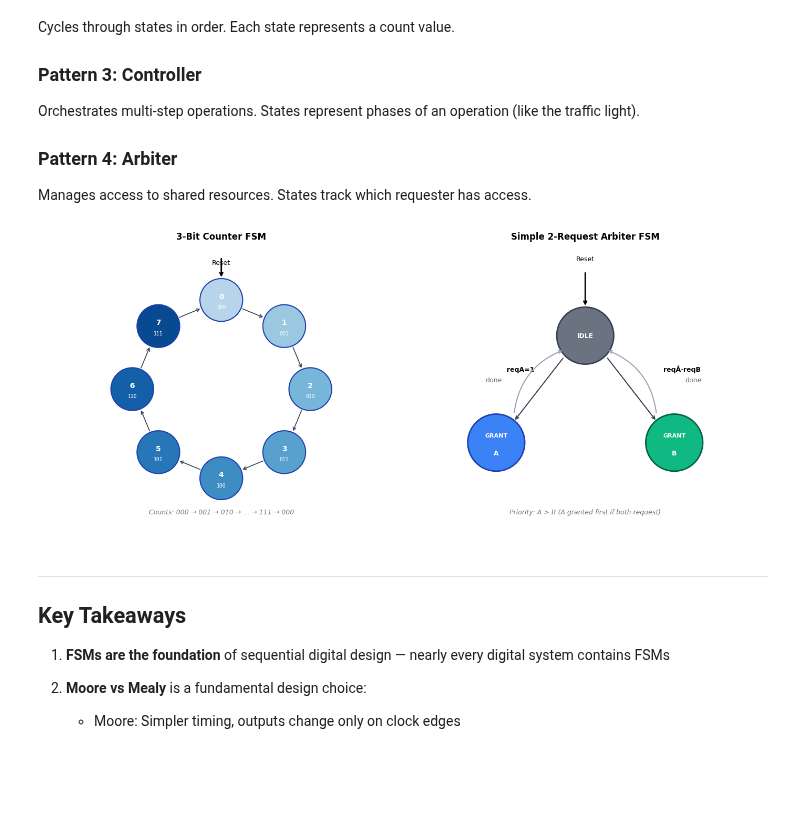
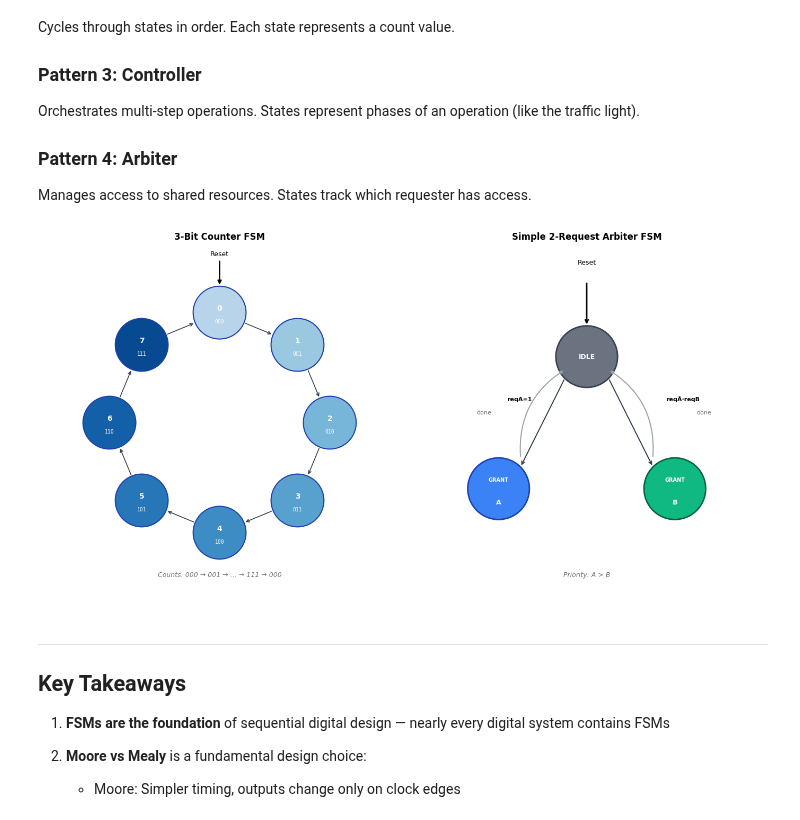
Before and after one commit to snowch/snowch.github.io, a Jupyter notebook: fsm_tutorial.ipynb, the cells around one changed output. Saved outputs shown, nothing was run; the diff lists cells and outputs as text; code cells hidden in the pictures; blank space fills up the shorter version.

```diff
--- a/fsm_tutorial.ipynb
+++ b/fsm_tutorial.ipynb
@@ -708,15 +672,14 @@ fig, axes = plt.subplots(1, 2, figsize=(14, 7))
 
 # === 3-bit Counter (Left) ===
 ax1 = axes[0]
-ax1.set_xlim(0, 100)
+ax1.set_xlim(0, 80)
 ax1.set_ylim(0, 80)
-ax1.set_aspect('equal')
+ax1.set_aspect('equal', adjustable='box')
 ax1.axis('off')
 ax1.set_title('3-Bit Counter FSM', fontsize=12, fontweight='bold', pad=10)
 
-# Arrange states in a circle
 n_states = 8
-center_x, center_y = 50, 40
+center_x, center_y = 40, 40
 radius = 25
 state_radius = 6
 
@@ -741,7 +704,6 @@ for i in range(n_states):
     x1, y1 = positions[i]
     x2, y2 = positions[next_i]
 
-    # Calculate arrow positions (on edge of circles)
     angle = np.arctan2(y2 - y1, x2 - x1)
     start_x = x1 + state_radius * np.cos(angle)
     start_y = y1 + state_radius * np.sin(angle)
@@ -755,68 +717,64 @@ for i in range(n_states):
 ax1.annotate('', xy=(positions[0][0], positions[0][1] + state_radius),
             xytext=(positions[0][0], positions[0][1] + state_radius + 6),
             arrowprops=dict(arrowstyle='->', color='black', lw=2))
-ax1.text(positions[0][0], 75, 'Reset', ha='center', fontsize=9)
+ax1.text(positions[0][0], 78, 'Reset', ha='center', fontsize=9)
 
-ax1.text(50, 5, 'Counts: 000 → 001 → 010 → ... → 111 → 000',
+ax1.text(40, 5, 'Counts: 000 → 001 → ... → 111 → 000',
         ha='center', fontsize=9, style='italic', color='#6b7280')
 
 # === Simple Arbiter (Right) ===
 ax2 = axes[1]
-ax2.set_xlim(0, 100)
+ax2.set_xlim(0, 80)
 ax2.set_ylim(0, 80)
-ax2.set_aspect('equal')
+ax2.set_aspect('equal', adjustable='box')
 ax2.axis('off')
 ax2.set_title('Simple 2-Request Arbiter FSM', fontsize=12, fontweight='bold', pad=10)
 
 # States
-idle = Circle((50, 55), 8, fill=True, facecolor='#6b7280', edgecolor='#374151', linewidth=2)
+idle = Circle((40, 55), 7, fill=True, facecolor='#6b7280', edgecolor='#374151', linewidth=2)
 ax2.add_patch(idle)
-ax2.text(50, 55, 'IDLE', ha='center', va='center', fontsize=9, fontweight='bold', color='white')
+ax2.text(40, 55, 'IDLE', ha='center', va='center', fontsize=9, fontweight='bold', color='white')
 
-grant_a = Circle((25, 25), 8, fill=True, facecolor='#3b82f6', edgecolor='#1e40af', linewidth=2)
+grant_a = Circle((20, 25), 7, fill=True, facecolor='#3b82f6', edgecolor='#1e40af', linewidth=2)
 ax2.add_patch(grant_a)
-ax2.text(25, 27, 'GRANT', ha='center', va='center', fontsize=8, fontweight='bold', color='white')
-ax2.text(25, 22, 'A', ha='center', va='center', fontsize=9, fontweight='bold', color='white')
+ax2.text(20, 27, 'GRANT', ha='center', va='center', fontsize=7, fontweight='bold', color='white')
+ax2.text(20, 22, 'A', ha='center', va='center', fontsize=9, fontweight='bold', color='white')
 
-grant_b = Circle((75, 25), 8, fill=True, facecolor='#10b981', edgecolor='#065f46', linewidth=2)
+grant_b = Circle((60, 25), 7, fill=True, facecolor='#10b981', edgecolor='#065f46', linewidth=2)
 ax2.add_patch(grant_b)
-ax2.text(75, 27, 'GRANT', ha='center', va='center', fontsize=8, fontweight='bold', color='white')
-ax2.text(75, 22, 'B', ha='center', va='center', fontsize=9, fontweight='bold', color='white')
+ax2.text(60, 27, 'GRANT', ha='center', va='center', fontsize=7, fontweight='bold', color='white')
+ax2.text(60, 22, 'B', ha='center', va='center', fontsize=9, fontweight='bold', color='white')
 
 # Initial arrow
-ax2.annotate('', xy=(50, 63), xytext=(50, 73),
-            arrowprops=dict(arrowstyle='->', color='black', lw=2))
-ax2.text(50, 76, 'Reset', ha='center', fontsize=9)
+ax2.annotate('', xy=(40, 62), xytext=(40, 72), arrowprops=dict(arrowstyle='->', color='black', lw=2))
+ax2.text(40, 76, 'Reset', ha='center', fontsize=9)
 
-# IDLE -> GRANT_A (reqA=1)
-ax2.annotate('', xy=(30, 31), xytext=(44, 49),
+# IDLE -> GRANT_A
+ax2.annotate('', xy=(25, 30), xytext=(35, 50),
             arrowprops=dict(arrowstyle='->', color='#374151', lw=1.5))
-ax2.text(28, 45, 'reqA=1', fontsize=9, fontweight='bold')
+ax2.text(22, 45, 'reqA=1', fontsize=8, fontweight='bold')
 
-# IDLE -> GRANT_B (reqA=0, reqB=1)
-ax2.annotate('', xy=(70, 31), xytext=(56, 49),
+# IDLE -> GRANT_B
+ax2.annotate('', xy=(55, 30), xytext=(45, 50),
             arrowprops=dict(arrowstyle='->', color='#374151', lw=1.5))
-ax2.text(72, 45, 'reqĀ·reqB', fontsize=9, fontweight='bold')
+ax2.text(58, 45, 'reqĀ·reqB', fontsize=8, fontweight='bold')
 
-# GRANT_A -> IDLE (done)
-ax2.annotate('', xy=(44, 51), xytext=(30, 33),
-            arrowprops=dict(arrowstyle='->', color='#9ca3af', lw=1.5,
-                          connectionstyle='arc3,rad=-0.3'))
-ax2.text(22, 42, 'done', fontsize=9, color='#6b7280')
+# GRANT_A -> IDLE
+ax2.annotate('', xy=(35, 52), xytext=(25, 32),
+            arrowprops=dict(arrowstyle='->', color='#9ca3af', lw=1.5, connectionstyle='arc3,rad=-0.3'))
+ax2.text(15, 42, 'done', fontsize=8, color='#6b7280')
 
-# GRANT_B -> IDLE (done)
-ax2.annotate('', xy=(56, 51), xytext=(70, 33),
-            arrowprops=dict(arrowstyle='->', color='#9ca3af', lw=1.5,
-                          connectionstyle='arc3,rad=0.3'))
-ax2.text(78, 42, 'done', fontsize=9, color='#6b7280')
+# GRANT_B -> IDLE
+ax2.annotate('', xy=(45, 52), xytext=(55, 32),
+            arrowprops=dict(arrowstyle='->', color='#9ca3af', lw=1.5, connectionstyle='arc3,rad=0.3'))
+ax2.text(65, 42, 'done', fontsize=8, color='#6b7280')
 
-ax2.text(50, 5, 'Priority: A > B (A granted first if both request)',
-        ha='center', fontsize=9, style='italic', color='#6b7280')
+ax2.text(40, 5, 'Priority: A > B', ha='center', fontsize=9, style='italic', color='#6b7280')
 
 plt.tight_layout()
 plt.show()
 # %% [output]
-[figure, old version]
+[figure, new version]
 # %% [markdown]
 ---
 
```
Also changed, not shown: parts of 3 cells of this notebook, 1 other file.
